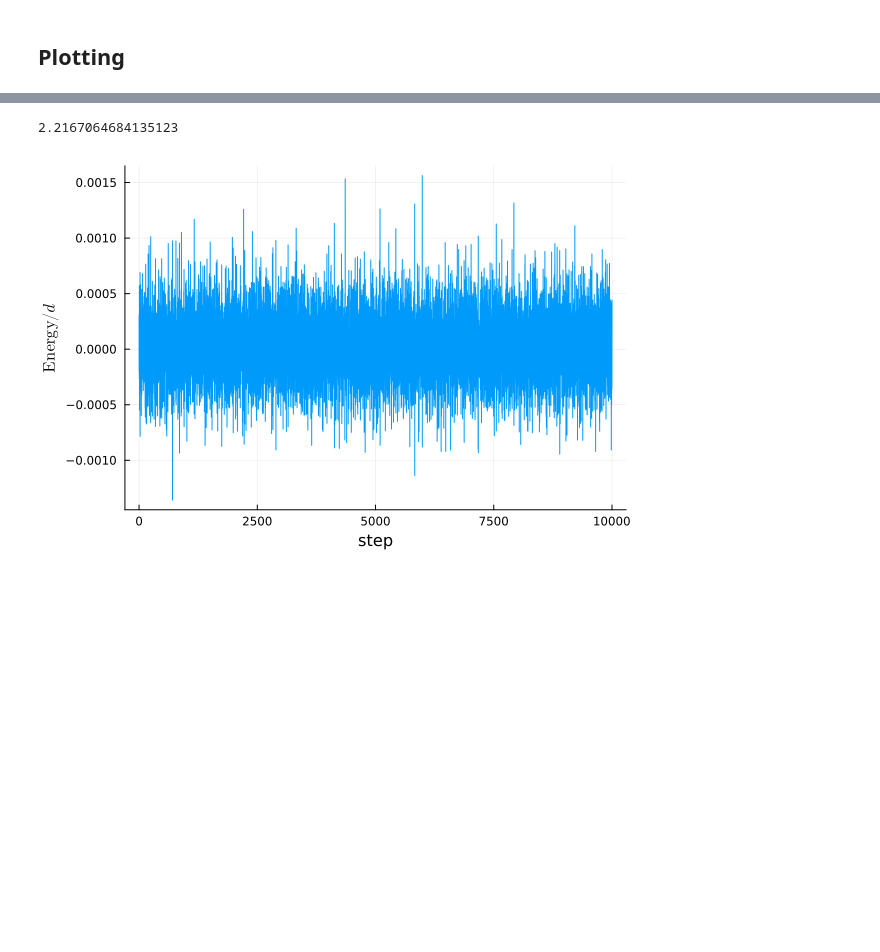
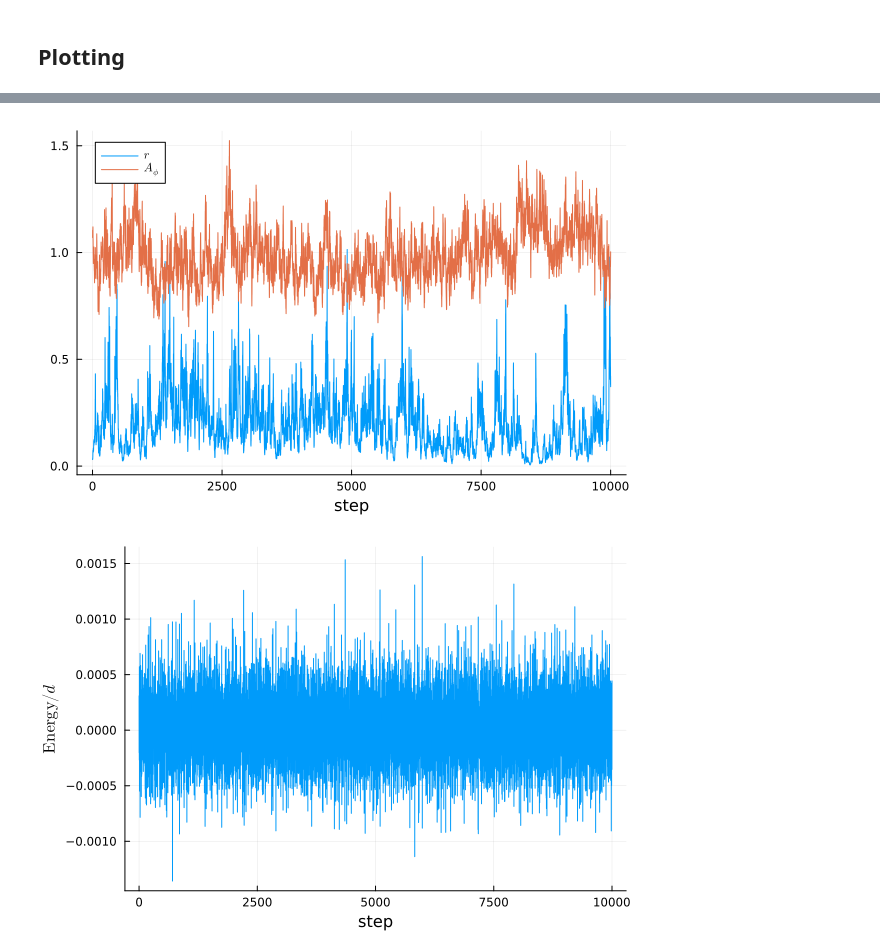
Before and after one commit to JaimeRZP/CMBLensing_MicroCanonicalHMC.jl, a Jupyter notebook: examples/Plotting.ipynb, the cells around one changed output, grey strips where cells are left out. Drawn from its saved outputs; the diff is of its cells as text; code cells hidden in the pictures; blank space fills up the shorter version.

```diff
--- a/examples/Plotting.ipynb
+++ b/examples/Plotting.ipynb
@@ -43,4 +25,4 @@ unmasked_hmc_samples = load("../chains/HMC/CMBLensing_unmasked", "_samples_hmc")
 # %%
-unmasked_mchmc_samples = MicroCanonicalHMC.load_chain("../chains/MCHMC/CMBLensing_unmasked_TEV_0.001");
-masked_mchmc_samples = MicroCanonicalHMC.load_chain("../chains/MCHMC/CMBLensing_masked_TEV_0.0001");
+#unmasked_mchmc_samples = load("../chains/MCHMC/CMBLensing_unmasked_TEV_0.001_NSIDE_64", "_samples_mchmc");
+masked_mchmc_samples = load("../chains/MCHMC/CMBLensing_masked_TEV_0.0001", "samples");
 # %%
@@ -67,8 +54,8 @@ plot!(unmasked_mchmc_chain[:Aϕ], label=L"A_\phi")
-# %%
-vars = var(unmasked_mchmc_samples[d+1:2*d, :], dims=2)
-maximum(vars)/minimum(vars)
-# %% [output]
-2.2167064684135123
+# %%
+plot(masked_mchmc_chain[:r], label=L"r", xlabel="step")
+plot!(masked_mchmc_chain[:Aϕ], label=L"A_\phi")
+# %% [output]
+[figure, added]
 # %%
 plot(unmasked_mchmc_chain[:dE]/d, ylabel=L"\mathrm{Energy}/d", xlabel="step", label=nothing)
 # %% [output]
```
Also changed, not shown: parts of 9 cells of this notebook, 6 other files.
